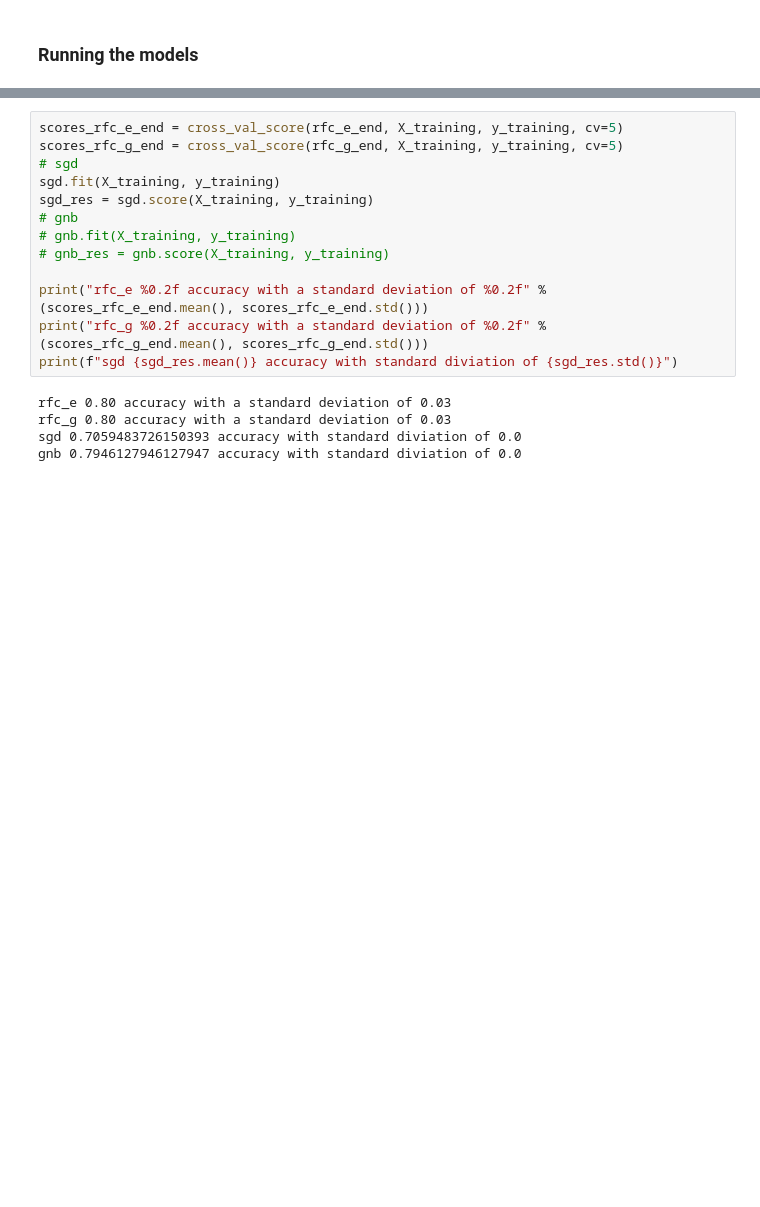
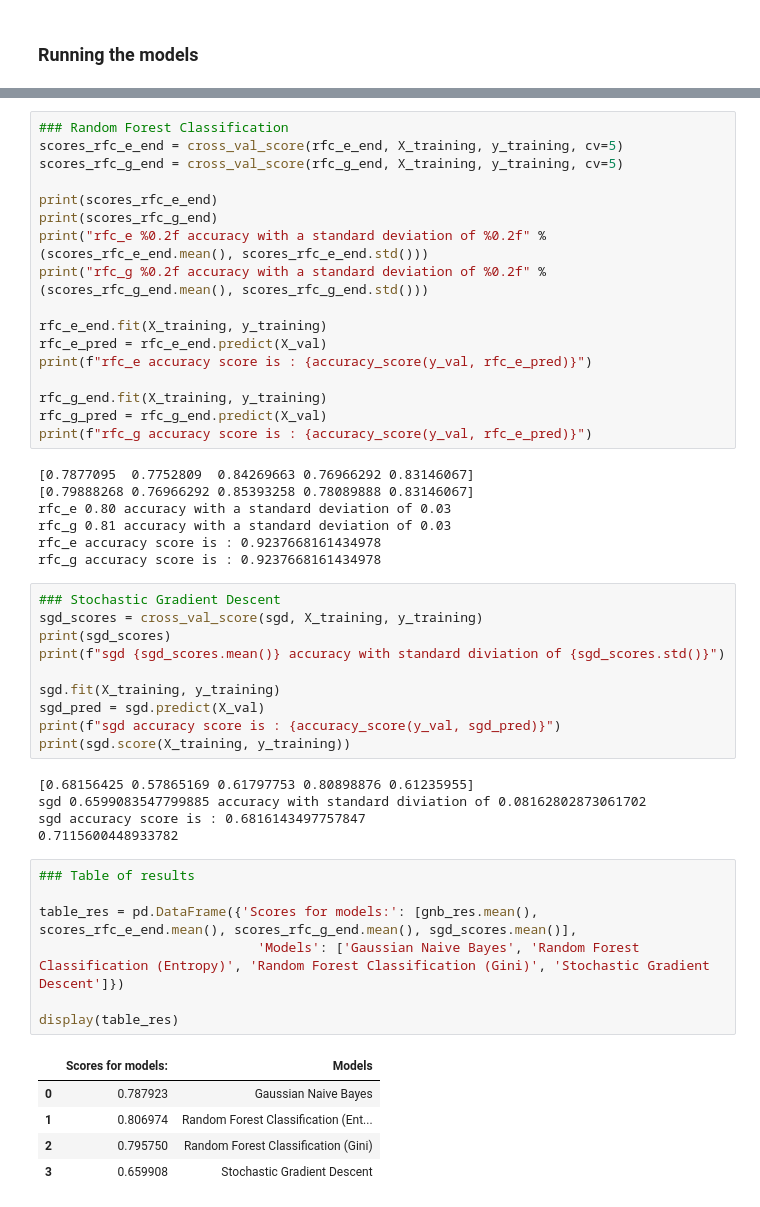
Before and after one commit to sandergs92/dmt-assignment-1, a Jupyter notebook: assignment_2/notebook_2.ipynb, the cells around one changed output, grey strips where cells are left out. Drawn from its saved outputs; the diff is of its cells as text; blank space fills up the shorter version.

```diff
--- a/assignment_2/notebook_2.ipynb
+++ b/assignment_2/notebook_2.ipynb
@@ -607,18 +623,52 @@ ValueError: could not convert string to float: 'Kelly, Mr. James'
 # %%
+### Random Forest Classification
 scores_rfc_e_end = cross_val_score(rfc_e_end, X_training, y_training, cv=5)
 scores_rfc_g_end = cross_val_score(rfc_g_end, X_training, y_training, cv=5)
-# sgd
-sgd.fit(X_training, y_training)
-sgd_res = sgd.score(X_training, y_training)
-# gnb
-# gnb.fit(X_training, y_training)
-# gnb_res = gnb.score(X_training, y_training)
 
+print(scores_rfc_e_end)
+print(scores_rfc_g_end)
 print("rfc_e %0.2f accuracy with a standard deviation of %0.2f" % (scores_rfc_e_end.mean(), scores_rfc_e_end.std()))
 print("rfc_g %0.2f accuracy with a standard deviation of %0.2f" % (scores_rfc_g_end.mean(), scores_rfc_g_end.std()))
-print(f"sgd {sgd_res.mean()} accuracy with standard diviation of {sgd_res.std()}")
+
+rfc_e_end.fit(X_training, y_training)
+rfc_e_pred = rfc_e_end.predict(X_val)
+print(f"rfc_e accuracy score is : {accuracy_score(y_val, rfc_e_pred)}")
+
+rfc_g_end.fit(X_training, y_training)
+rfc_g_pred = rfc_g_end.predict(X_val)
+print(f"rfc_g accuracy score is : {accuracy_score(y_val, rfc_e_pred)}")
 # %% [output]
+[0.7877095  0.7752809  0.84269663 0.76966292 0.83146067]
+[0.79888268 0.76966292 0.85393258 0.78089888 0.83146067]
 rfc_e 0.80 accuracy with a standard deviation of 0.03
-rfc_g 0.80 accuracy with a standard deviation of 0.03
-sgd 0.7059483726150393 accuracy with standard diviation of 0.0
-gnb 0.7946127946127947 accuracy with standard diviation of 0.0
+rfc_g 0.81 accuracy with a standard deviation of 0.03
+rfc_e accuracy score is : 0.9237668161434978
+rfc_g accuracy score is : 0.9237668161434978
+# %%
+### Stochastic Gradient Descent
+sgd_scores = cross_val_score(sgd, X_training, y_training)
+print(sgd_scores)
+print(f"sgd {sgd_scores.mean()} accuracy with standard diviation of {sgd_scores.std()}")
+
+sgd.fit(X_training, y_training)
+sgd_pred = sgd.predict(X_val)
+print(f"sgd accuracy score is : {accuracy_score(y_val, sgd_pred)}")
+print(sgd.score(X_training, y_training))
+# %% [output]
+[0.68156425 0.57865169 0.61797753 0.80898876 0.61235955]
+sgd 0.6599083547799885 accuracy with standard diviation of 0.08162802873061702
+sgd accuracy score is : 0.6816143497757847
+0.7115600448933782
+# %%
+### Table of results
+
+table_res = pd.DataFrame({'Scores for models:': [gnb_res.mean(), scores_rfc_e_end.mean(), scores_rfc_g_end.mean(), sgd_scores.mean()],
+                            'Models': ['Gaussian Naive Bayes', 'Random Forest Classification (Entropy)', 'Random Forest Classification (Gini)', 'Stochastic Gradient Descent']})
+
+display(table_res)
+# %% [output]
+|  | Scores for models: | Models |
+| 0 | 0.787923 | Gaussian Naive Bayes |
+| 1 | 0.806974 | Random Forest Classification (Ent... |
+| 2 | 0.795750 | Random Forest Classification (Gini) |
+| 3 | 0.659908 | Stochastic Gradient Descent |
```
Also changed, not shown: parts of 7 cells of this notebook.
